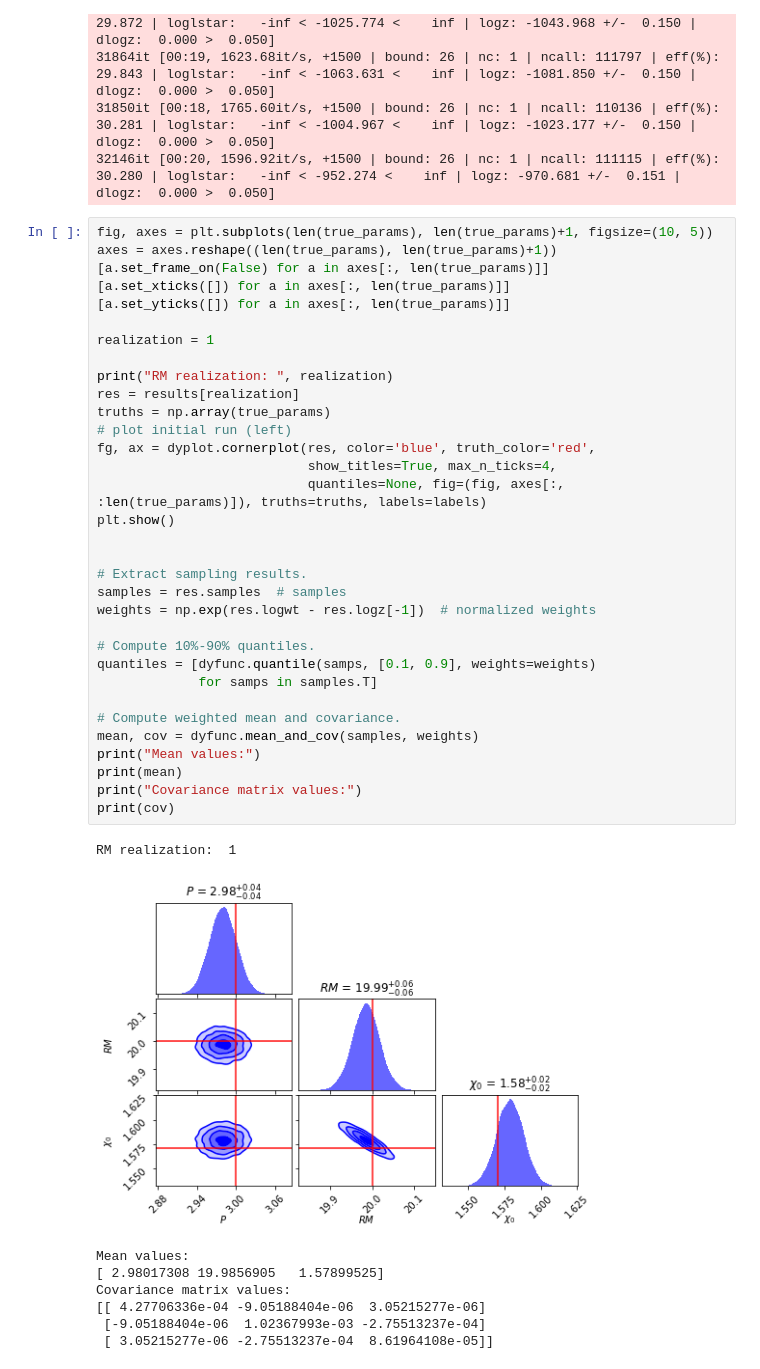
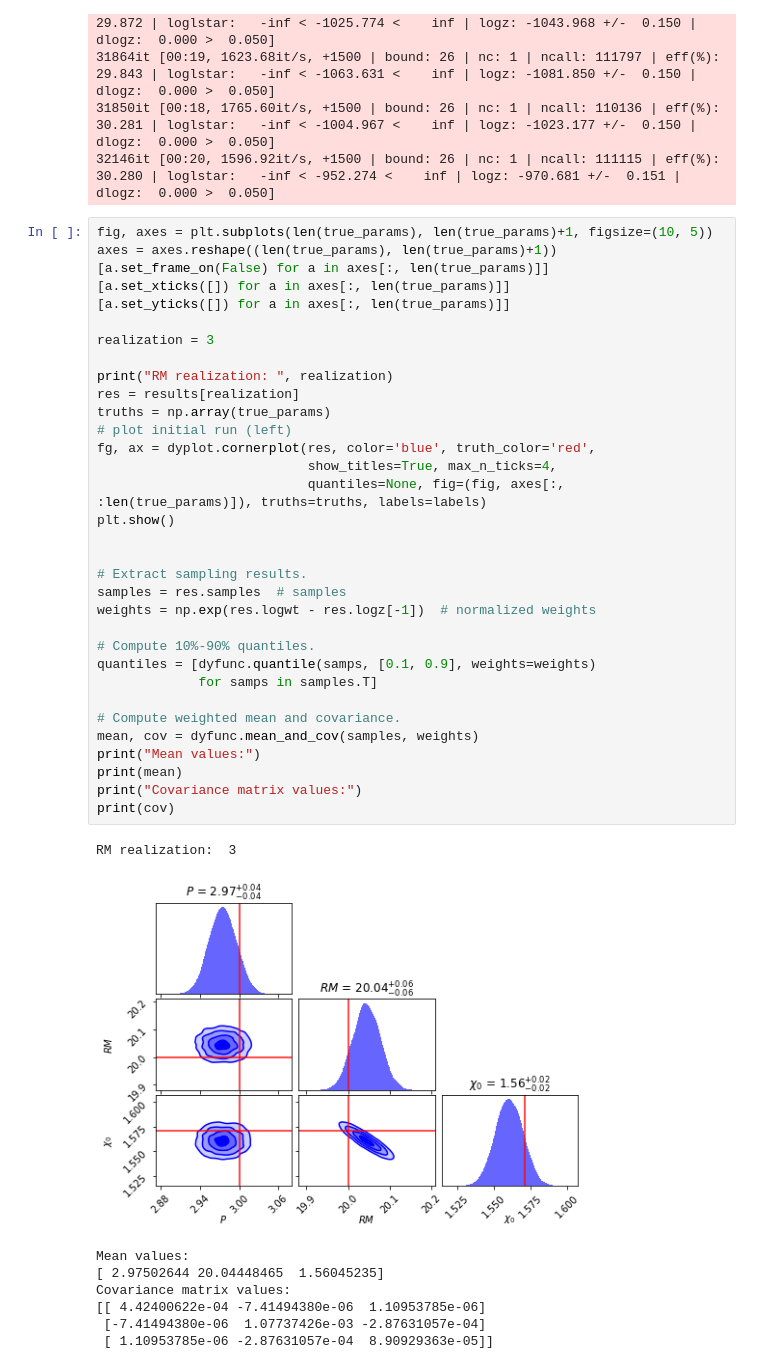
Before and after one commit to Luke-Pratley/Faraday-Dreams, a Jupyter notebook: examples/generate_rm_spectrum.ipynb, the cells around one changed output. Drawn from its saved outputs; the diff is of its cells as text.

```diff
--- a/examples/generate_rm_spectrum.ipynb
+++ b/examples/generate_rm_spectrum.ipynb
@@ -100,39 +100,39 @@ axes = axes.reshape((len(true_params), len(true_params)+1))
 [a.set_frame_on(False) for a in axes[:, len(true_params)]]
 [a.set_xticks([]) for a in axes[:, len(true_params)]]
 [a.set_yticks([]) for a in axes[:, len(true_params)]]
 
-realization = 1
+realization = 3
 
 print("RM realization: ", realization)
 res = results[realization]
 truths = np.array(true_params)
 # plot initial run (left)
 fg, ax = dyplot.cornerplot(res, color='blue', truth_color='red',
                            show_titles=True, max_n_ticks=4,
                            quantiles=None, fig=(fig, axes[:, :len(true_params)]), truths=truths, labels=labels)
 plt.show()
 
 
 # Extract sampling results.
 samples = res.samples  # samples
 weights = np.exp(res.logwt - res.logz[-1])  # normalized weights
 
 # Compute 10%-90% quantiles.
 quantiles = [dyfunc.quantile(samps, [0.1, 0.9], weights=weights)
              for samps in samples.T]
 
 # Compute weighted mean and covariance.
 mean, cov = dyfunc.mean_and_cov(samples, weights)
 print("Mean values:")
 print(mean)
 print("Covariance matrix values:")
 print(cov)
 # %% [output]
-RM realization:  1
+RM realization:  3
-[figure, old version]
+[figure, new version]
 Mean values:
-[ 2.98017308 19.9856905   1.57899525]
+[ 2.97502644 20.04448465  1.56045235]
 Covariance matrix values:
-[[ 4.27706336e-04 -9.05188404e-06  3.05215277e-06]
- [-9.05188404e-06  1.02367993e-03 -2.75513237e-04]
- [ 3.05215277e-06 -2.75513237e-04  8.61964108e-05]]
+[[ 4.42400622e-04 -7.41494380e-06  1.10953785e-06]
+ [-7.41494380e-06  1.07737426e-03 -2.87631057e-04]
+ [ 1.10953785e-06 -2.87631057e-04  8.90929363e-05]]
```
Also changed, not shown: 4 other files.
